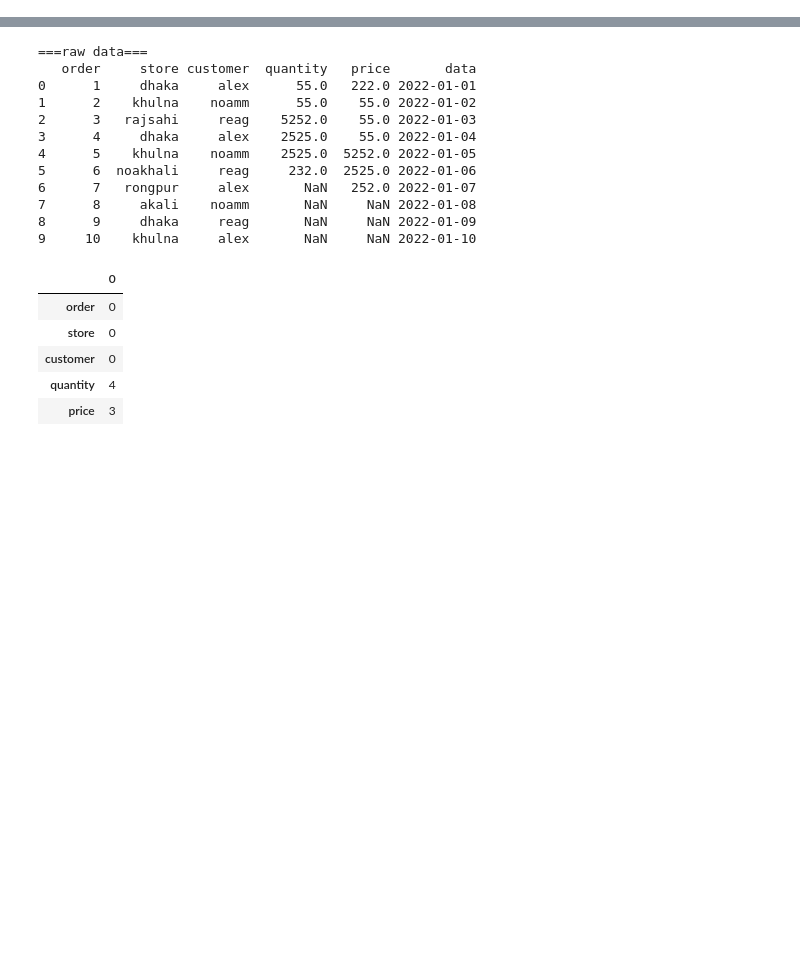
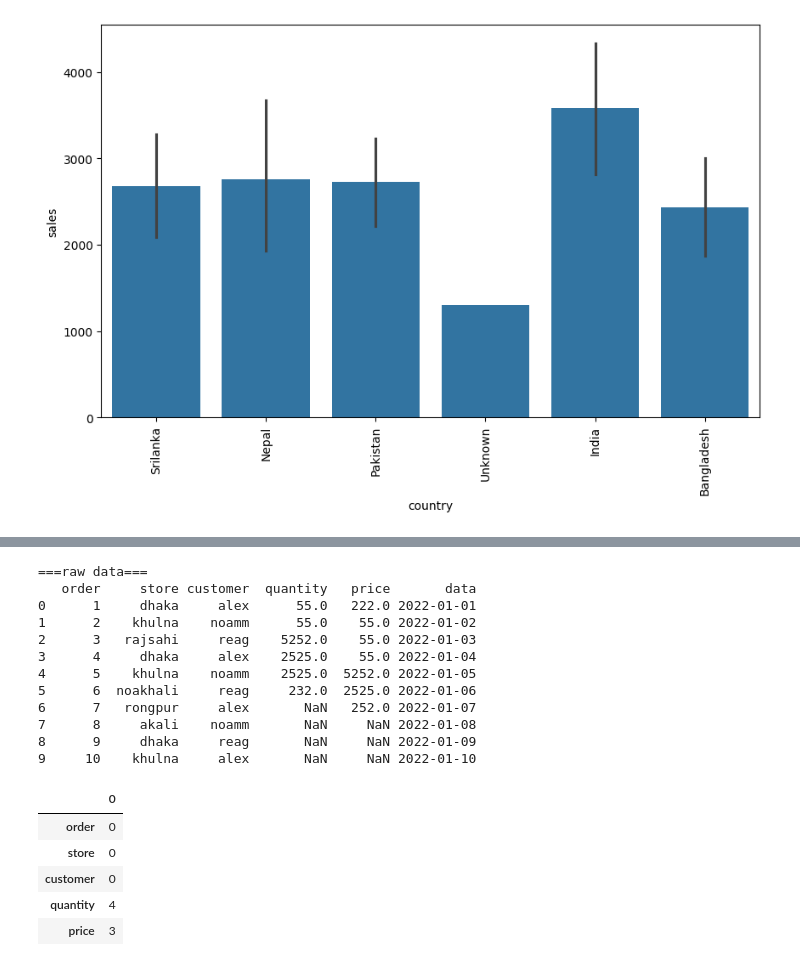
Before and after one commit to mdsamim1992hatia-cell/BMI-CAL, a Jupyter notebook: Untitled231.ipynb, the cells around one changed output, grey strips where cells are left out. Cells and saved outputs as stored; diff of their text form; code cells hidden in the pictures; blank space fills up the shorter version.

```diff
--- a/Untitled231.ipynb
+++ b/Untitled231.ipynb
@@ -7,0 +46,7 @@ import seaborn as sns
+# %%
+df.loc[5,'country']=None
+df.loc[10,'order_date']=None
+df.loc[15,'category']=None
+df.loc[20,'sales']=None
+df.loc[25,'profit']=None
+df.head()
@@ -7,0 +60,3 @@ import seaborn as sns
+# %%
+df['country']=df['country'].fillna('Unknown')
+df
@@ -7,0 +81,3 @@ import seaborn as sns
+# %%
+df['sales']=df['sales'].fillna(df['sales'].mean())
+df
@@ -7,0 +122,3 @@ import seaborn as sns
+# %%
+df['month']=df['order_date'].dt.month
+df
@@ -7,0 +227,6 @@ import seaborn as sns
+# %%
+plt.figure(figsize=(10,6))
+sns.barplot(x='country',y='sales',data=df)
+plt.xticks(rotation=90)
+plt
+# %% [output]
@@ -7,0 +234 @@ import seaborn as sns
+[figure, added]
```
Also changed, not shown: parts of 24 cells of this notebook.
